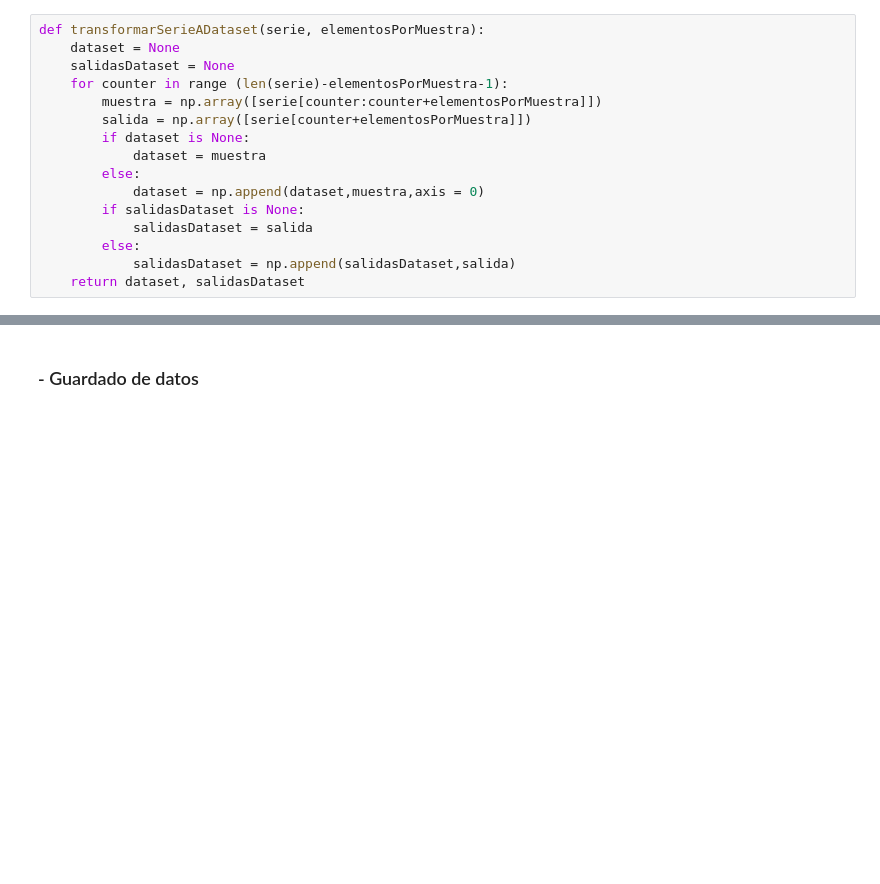
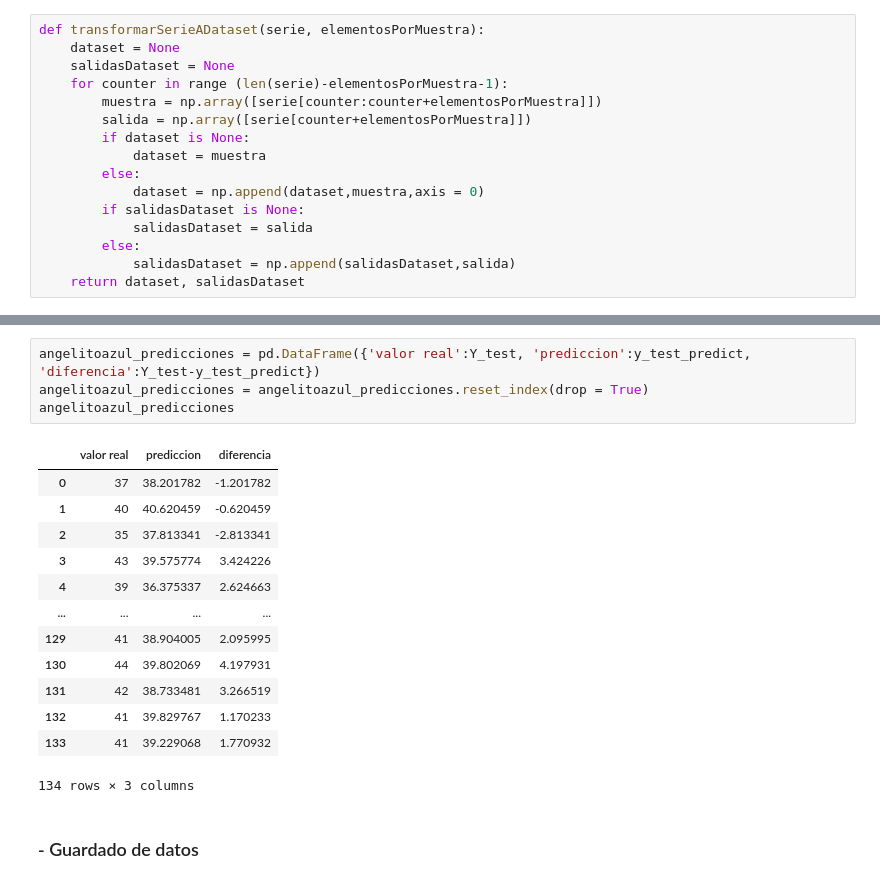
Before and after one commit to leoneltrujillo/proyecto_estancias, a Jupyter notebook: Proyecto/proyecto.ipynb, the cells around one changed output, grey strips where cells are left out. Saved outputs shown, nothing was run; the diff lists cells and outputs as text; blank space fills up the shorter version.

```diff
--- a/Proyecto/proyecto.ipynb
+++ b/Proyecto/proyecto.ipynb
@@ -623,3 +673,21 @@ def transformarSerieADataset(serie, elementosPorMuestra):
+# %%
+angelitoazul_predicciones = pd.DataFrame({'valor real':Y_test, 'prediccion':y_test_predict, 'diferencia':Y_test-y_test_predict})
+angelitoazul_predicciones = angelitoazul_predicciones.reset_index(drop = True)
+angelitoazul_predicciones
+# %% [output]
+|  | valor real | prediccion | diferencia |
+| 0 | 37 | 38.201782 | -1.201782 |
+| 1 | 40 | 40.620459 | -0.620459 |
+| 2 | 35 | 37.813341 | -2.813341 |
+| 3 | 43 | 39.575774 | 3.424226 |
+| 4 | 39 | 36.375337 | 2.624663 |
+| ... | ... | ... | ... |
+| 129 | 41 | 38.904005 | 2.095995 |
+| 130 | 44 | 39.802069 | 4.197931 |
+| 131 | 42 | 38.733481 | 3.266519 |
+| 132 | 41 | 39.829767 | 1.170233 |
+| 133 | 41 | 39.229068 | 1.770932 |
+134 rows × 3 columns
 # %% [markdown]
 ### - Guardado de datos
 # %% [markdown]
```
Also changed, not shown: parts of 13 cells of this notebook, 1 other file.
